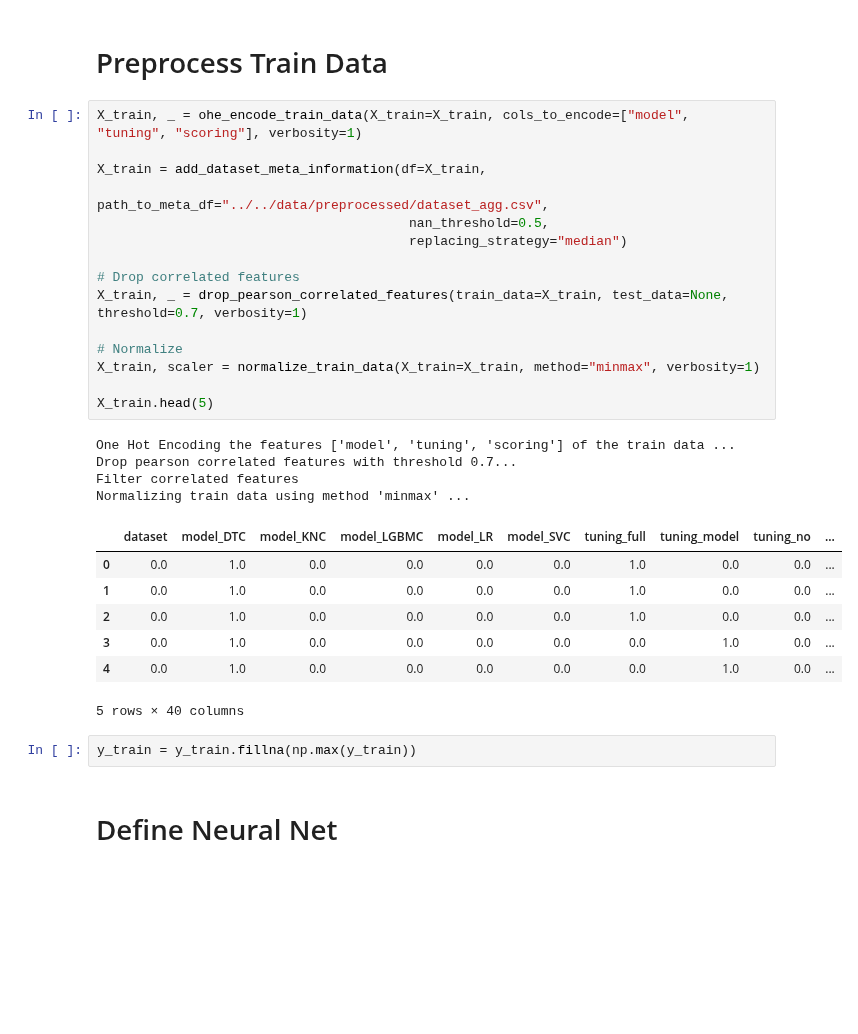
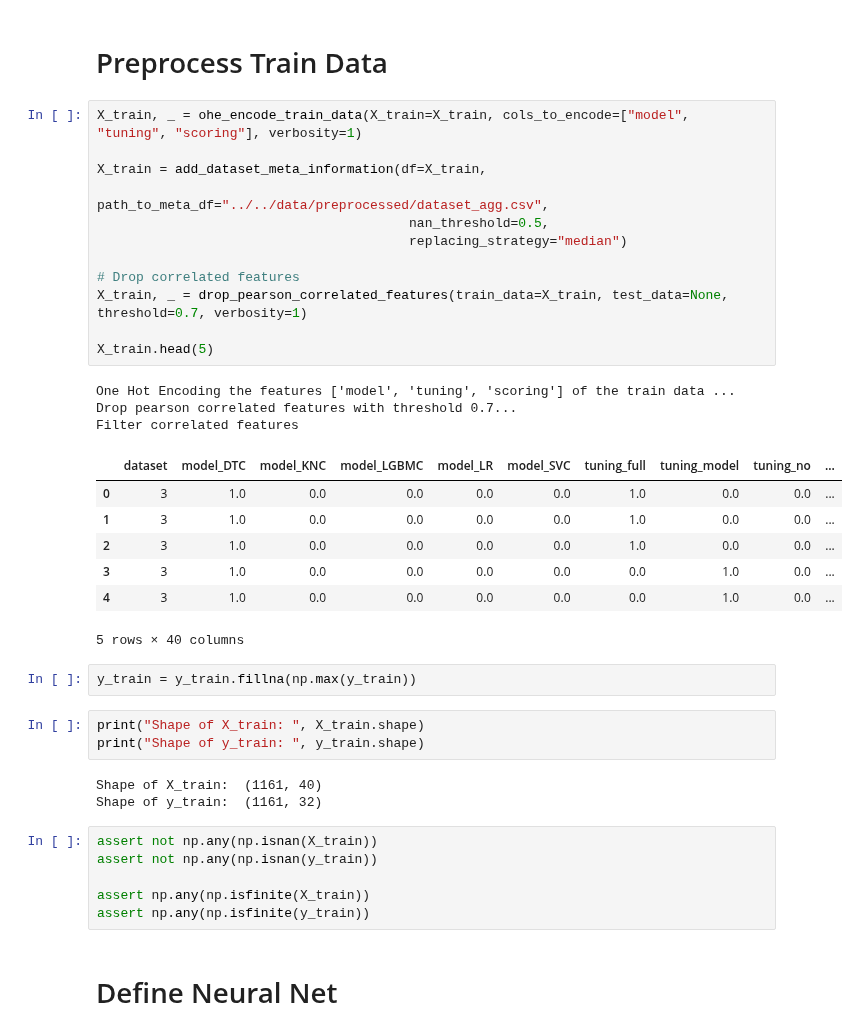
Before and after one commit to nina-prog/meta-learning-for-encoder-selection, a Jupyter notebook: notebooks/week13/week13-listwise-methods-nn-alessio.ipynb, the cells around one changed output. Saved outputs shown, nothing was run; the diff lists cells and outputs as text; blank space fills up the shorter version.

```diff
--- a/notebooks/week13/week13-listwise-methods-nn-alessio.ipynb
+++ b/notebooks/week13/week13-listwise-methods-nn-alessio.ipynb
@@ -91,32 +97,40 @@ cv_indices = er.custom_cross_validated_indices(pd.concat([X_train, y_train], axi
 # %%
 X_train, _ = ohe_encode_train_data(X_train=X_train, cols_to_encode=["model", "tuning", "scoring"], verbosity=1)
 
 X_train = add_dataset_meta_information(df=X_train,
                                         path_to_meta_df="../../data/preprocessed/dataset_agg.csv",
                                         nan_threshold=0.5,
                                         replacing_strategy="median")
 
 # Drop correlated features
 X_train, _ = drop_pearson_correlated_features(train_data=X_train, test_data=None, threshold=0.7, verbosity=1)
 
-# Normalize
-X_train, scaler = normalize_train_data(X_train=X_train, method="minmax", verbosity=1)
-
 X_train.head(5)
 # %% [output]
 One Hot Encoding the features ['model', 'tuning', 'scoring'] of the train data ...
 Drop pearson correlated features with threshold 0.7...
 Filter correlated features
-Normalizing train data using method 'minmax' ...
 |  | dataset | model_DTC | model_KNC | model_LGBMC | model_LR | model_SVC | tuning_full | tuning_model | tuning_no | ... |
-| 0 | 0.0 | 1.0 | 0.0 | 0.0 | 0.0 | 0.0 | 1.0 | 0.0 | 0.0 | ... |
-| 1 | 0.0 | 1.0 | 0.0 | 0.0 | 0.0 | 0.0 | 1.0 | 0.0 | 0.0 | ... |
-| 2 | 0.0 | 1.0 | 0.0 | 0.0 | 0.0 | 0.0 | 1.0 | 0.0 | 0.0 | ... |
-| 3 | 0.0 | 1.0 | 0.0 | 0.0 | 0.0 | 0.0 | 0.0 | 1.0 | 0.0 | ... |
-| 4 | 0.0 | 1.0 | 0.0 | 0.0 | 0.0 | 0.0 | 0.0 | 1.0 | 0.0 | ... |
+| 0 | 3 | 1.0 | 0.0 | 0.0 | 0.0 | 0.0 | 1.0 | 0.0 | 0.0 | ... |
+| 1 | 3 | 1.0 | 0.0 | 0.0 | 0.0 | 0.0 | 1.0 | 0.0 | 0.0 | ... |
+| 2 | 3 | 1.0 | 0.0 | 0.0 | 0.0 | 0.0 | 1.0 | 0.0 | 0.0 | ... |
+| 3 | 3 | 1.0 | 0.0 | 0.0 | 0.0 | 0.0 | 0.0 | 1.0 | 0.0 | ... |
+| 4 | 3 | 1.0 | 0.0 | 0.0 | 0.0 | 0.0 | 0.0 | 1.0 | 0.0 | ... |
 5 rows × 40 columns
 # %%
 y_train = y_train.fillna(np.max(y_train))
+# %%
+print("Shape of X_train: ", X_train.shape)
+print("Shape of y_train: ", y_train.shape)
+# %% [output]
+Shape of X_train:  (1161, 40)
+Shape of y_train:  (1161, 32)
+# %%
+assert not np.any(np.isnan(X_train))
+assert not np.any(np.isnan(y_train))
+
+assert np.any(np.isfinite(X_train))
+assert np.any(np.isfinite(y_train))
 # %% [markdown]
 # Define Neural Net
 # %%
```
Also changed, not shown: parts of 7 cells of this notebook.
